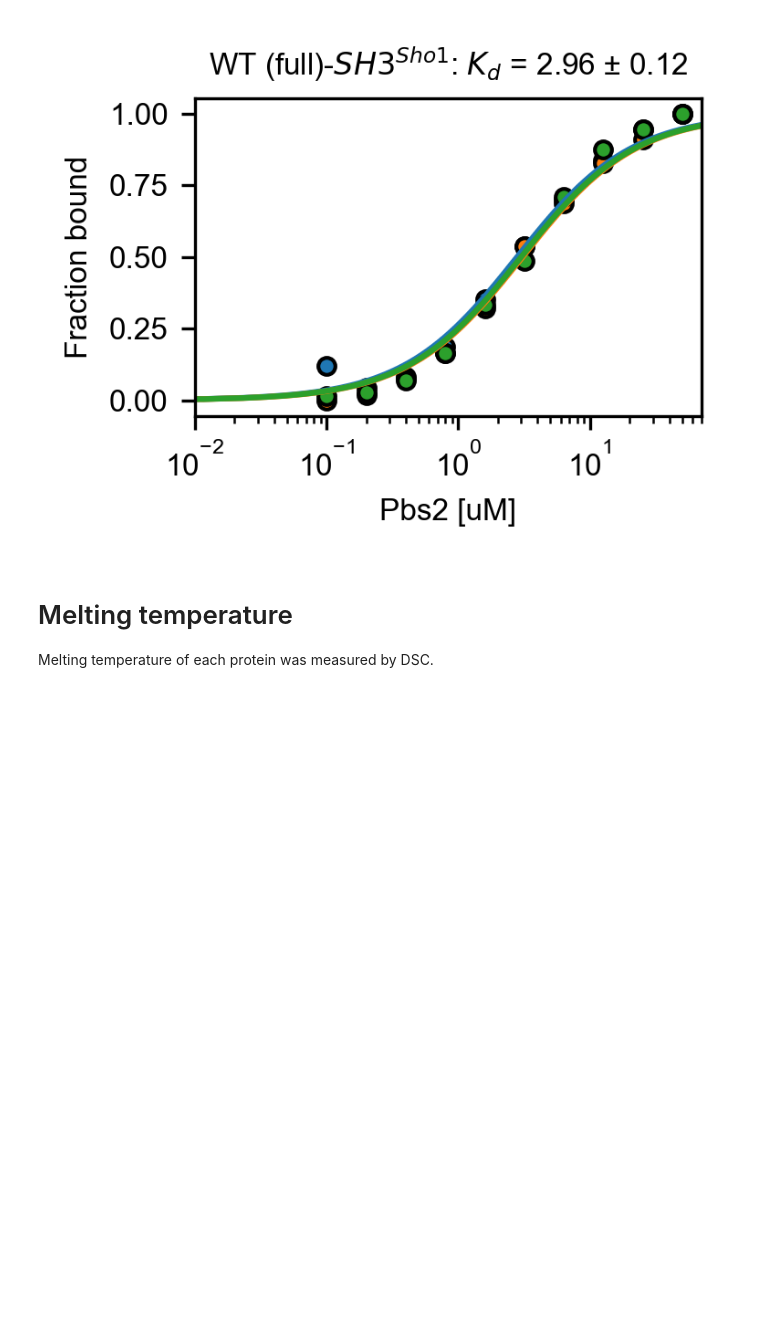
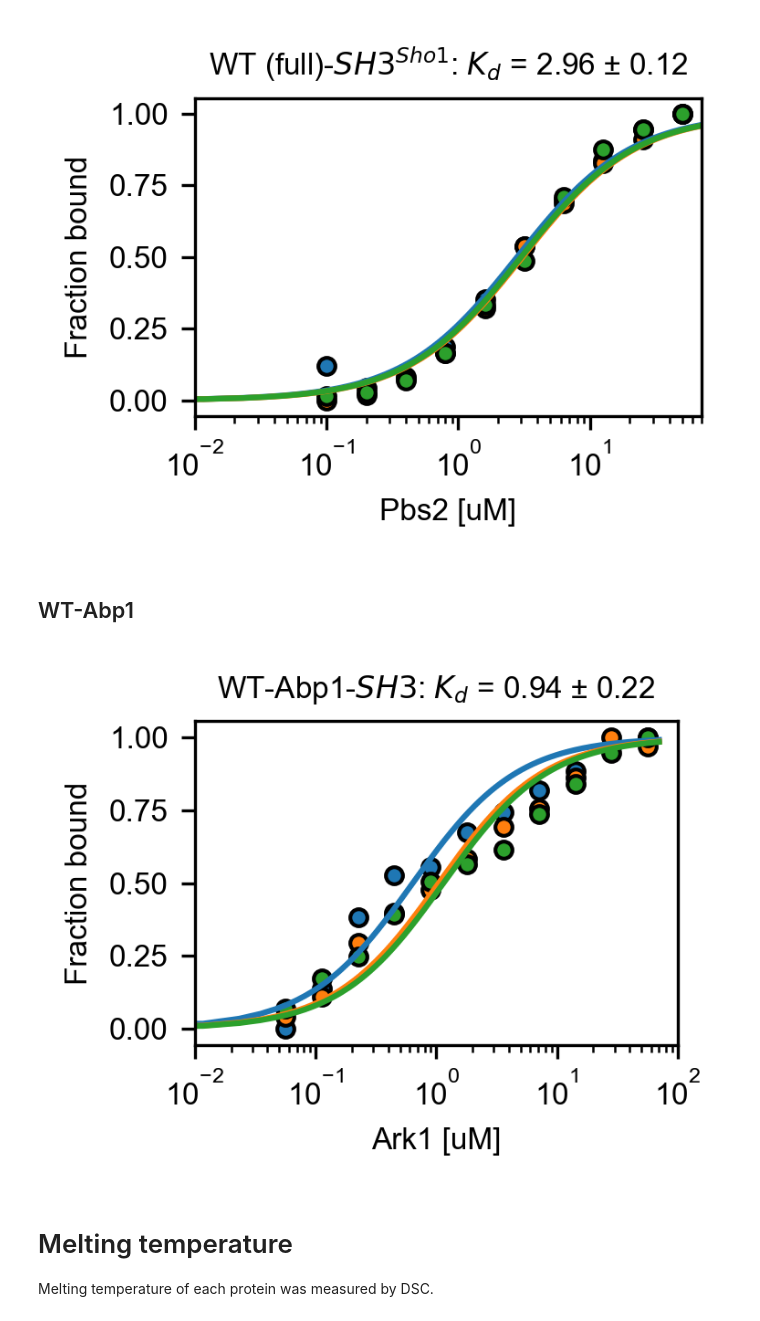
Before and after one commit to chemgeeklian/SH3_orthology_paper_analysis, a Jupyter notebook: binding_assay_and_Tm.ipynb, the cells around one changed output. Drawn from its saved outputs; the diff is of its cells as text; code cells hidden in the pictures; blank space fills up the shorter version.

```diff
--- a/binding_assay_and_Tm.ipynb
+++ b/binding_assay_and_Tm.ipynb
@@ -168,6 +168,35 @@ stdwt_kd = round(np.std([wt1_func.kd,wt2_func.kd,wt3_func.kd]),2)
 plot_curve(wt1_func,wt2_func,wt3_func, 'WT (full)')
 # %% [output]
 [figure]
+# %% [markdown]
+## WT-Abp1
+# %%
+conc3 = np.array([0., 0.05, .1 ,.2 ,.4 ,.8 ,1.6,3.2,6.3,12.6,25.2,50.2])*7300/6500
+abp1fl = 1100 - np.array([1662, 1724, 1676, 1591, 1541, 1531, 1489, 1465, 1439, 1416, 1387, 1376])
+# abp1fl is Niksa's 3rd trial
+abp2fl = 2000 - np.array([1521, 1512, 1497, 1457, 1434, 1417, 1394, 1370, 1356, 1333, 1303, 1310])
+abp3fl = 2000 - np.array([1466, 1449, 1425, 1407, 1372, 1345, 1331, 1319, 1290, 1265, 1240, 1227])
+# %%
+abp1_func = binding_func(signal=abp1fl, conc = conc3)
+abp2_func = binding_func(signal=abp2fl, conc = conc3)
+abp3_func = binding_func(signal=abp3fl, conc = conc3)
+# %%
+mean_kd_abp1 = round((abp1_func.kd+abp2_func.kd+abp3_func.kd)/3,2)
+std_kd_abp1 = round(np.std([abp1_func.kd,abp2_func.kd,abp3_func.kd]),2)
+
+plt.figure(figsize=[2.5,2],dpi=300)
+for ci in [abp1_func,abp2_func,abp3_func]:
+    plt.scatter(conc3, ci.fract, s=size,edgecolor='k')
+for ci in [abp1_func,abp2_func,abp3_func]:
+    plt.plot(theo_conc, theo_conc/(theo_conc + ci.kd))
+plt.xscale('log')
+plt.xlim([0.01,100])
+plt.ylabel('Fraction bound')
+plt.xlabel('Ark1 [uM]')
+plt.title('WT-Abp1-$SH3$: $K_d$ = '+str(mean_kd_abp1)+' ± '+str(std_kd_abp1),fontsize=8)
+plt.tight_layout()
+# %% [output]
+[figure, added]
 # %% [markdown]
 # Melting temperature
 
```
Also changed, not shown: parts of 1 cell of this notebook.
